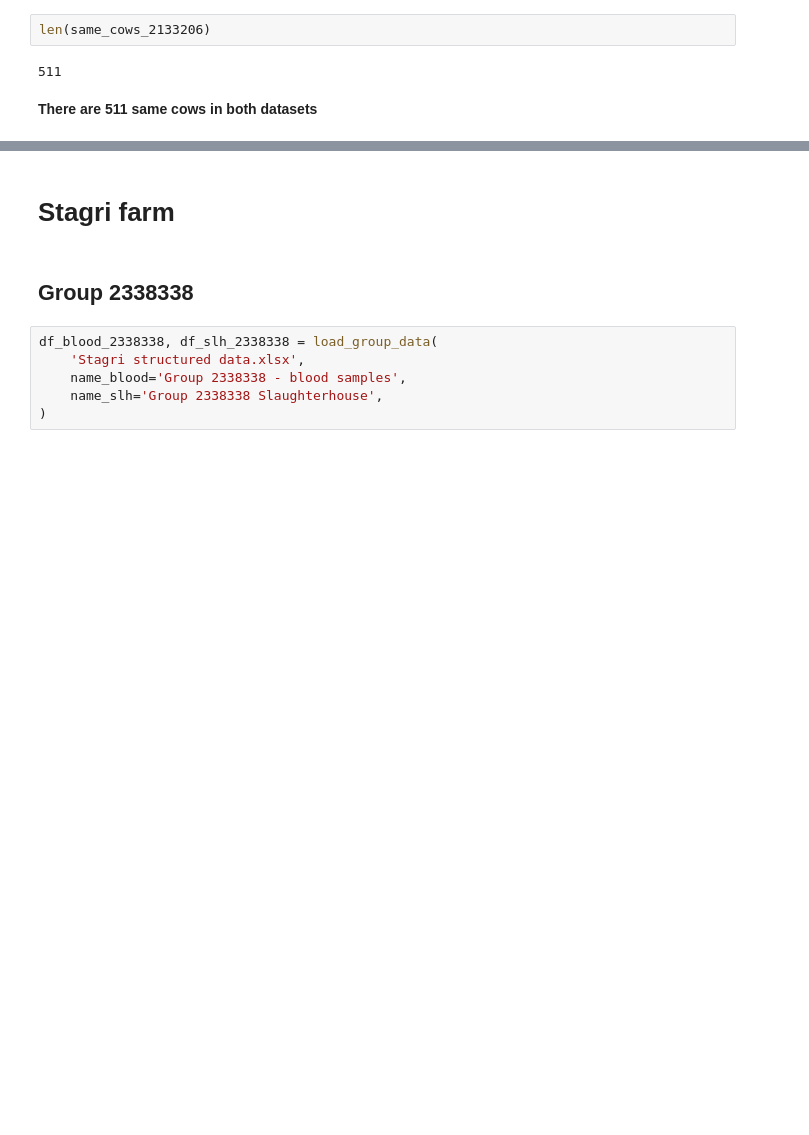
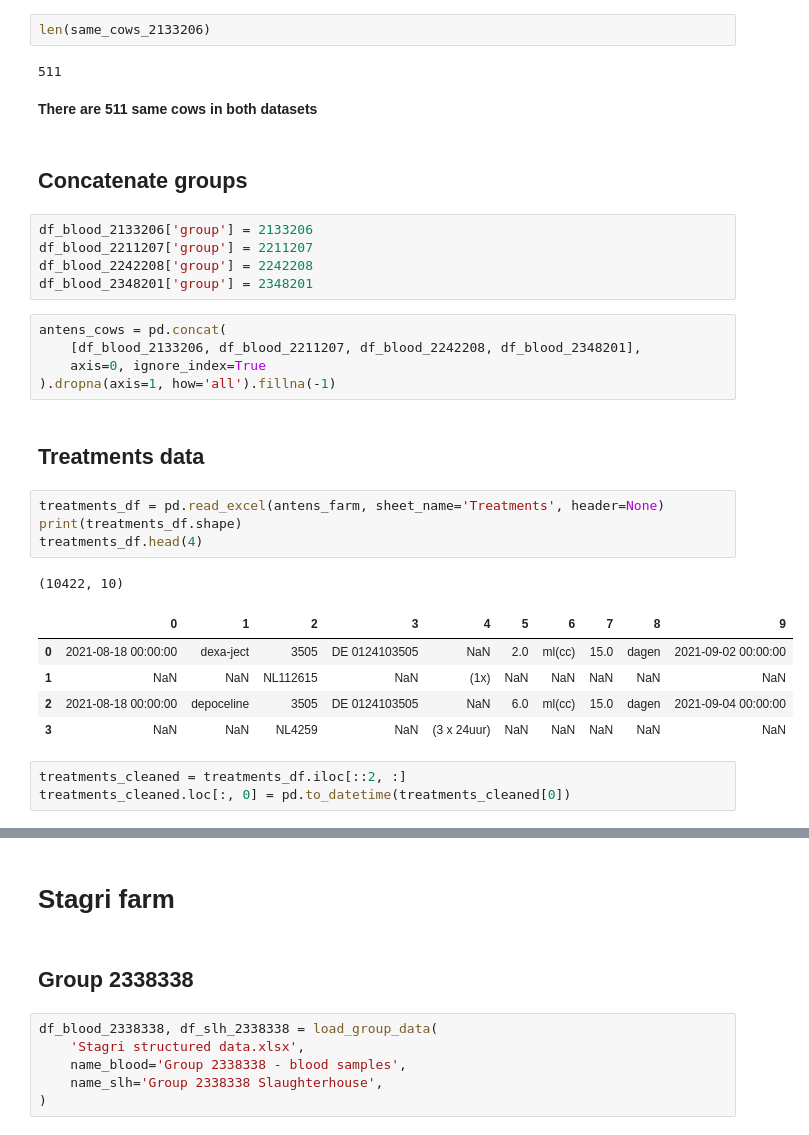
Before and after one commit to AI-Farming-Thewi/cows_analysis, a Jupyter notebook: Farms analysis.ipynb, the cells around one changed output, grey strips where cells are left out. Drawn from its saved outputs; the diff is of its cells as text; blank space fills up the shorter version.

```diff
--- a/Farms analysis.ipynb
+++ b/Farms analysis.ipynb
@@ -200,3 +200,31 @@ len(same_cows_2133206)
 511
 # %% [markdown]
 **There are 511 same cows in both datasets**
+# %% [markdown]
+## Concatenate groups
+# %%
+df_blood_2133206['group'] = 2133206
+df_blood_2211207['group'] = 2211207
+df_blood_2242208['group'] = 2242208
+df_blood_2348201['group'] = 2348201
+# %%
+antens_cows = pd.concat(
+    [df_blood_2133206, df_blood_2211207, df_blood_2242208, df_blood_2348201],
+    axis=0, ignore_index=True
+).dropna(axis=1, how='all').fillna(-1)
+# %% [markdown]
+## Treatments data
+# %%
+treatments_df = pd.read_excel(antens_farm, sheet_name='Treatments', header=None)
+print(treatments_df.shape)
+treatments_df.head(4)
+# %% [output]
+(10422, 10)
+|  | 0 | 1 | 2 | 3 | 4 | 5 | 6 | 7 | 8 | 9 |
+| 0 | 2021-08-18 00:00:00 | dexa-ject | 3505 | DE 0124103505 | NaN | 2.0 | ml(cc) | 15.0 | dagen | 2021-09-02 00:00:00 |
+| 1 | NaN | NaN | NL112615 | NaN | (1x) | NaN | NaN | NaN | NaN | NaN |
+| 2 | 2021-08-18 00:00:00 | depoceline | 3505 | DE 0124103505 | NaN | 6.0 | ml(cc) | 15.0 | dagen | 2021-09-04 00:00:00 |
+| 3 | NaN | NaN | NL4259 | NaN | (3 x 24uur) | NaN | NaN | NaN | NaN | NaN |
+# %%
+treatments_cleaned = treatments_df.iloc[::2, :]
+treatments_cleaned.loc[:, 0] = pd.to_datetime(treatments_cleaned[0])
```
Also changed, not shown: parts of 15 cells of this notebook.
